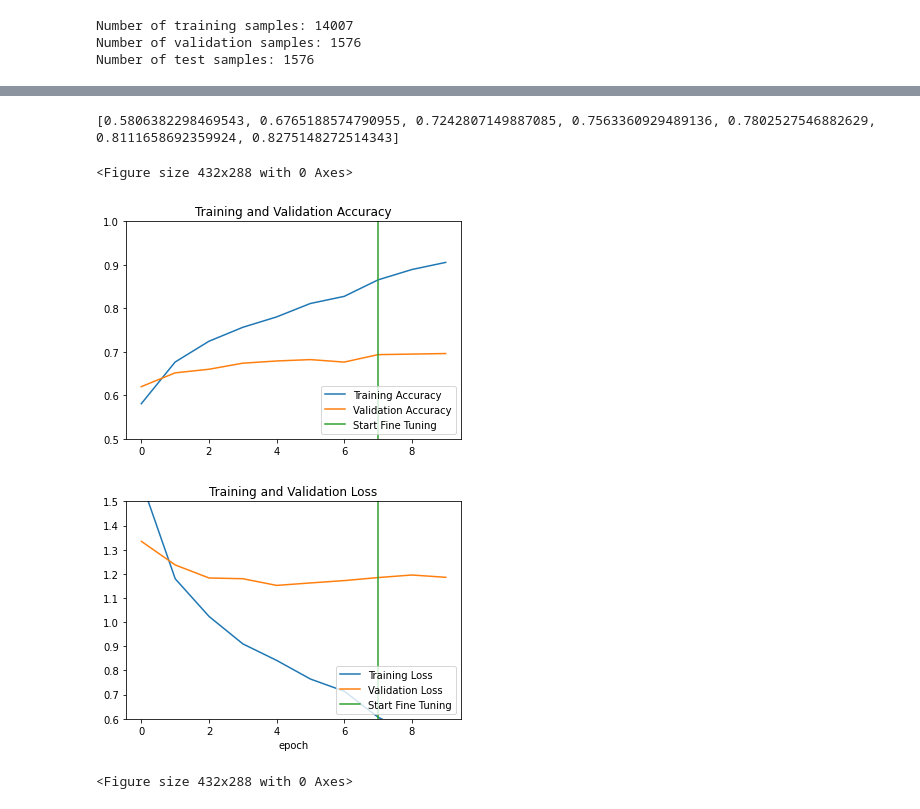
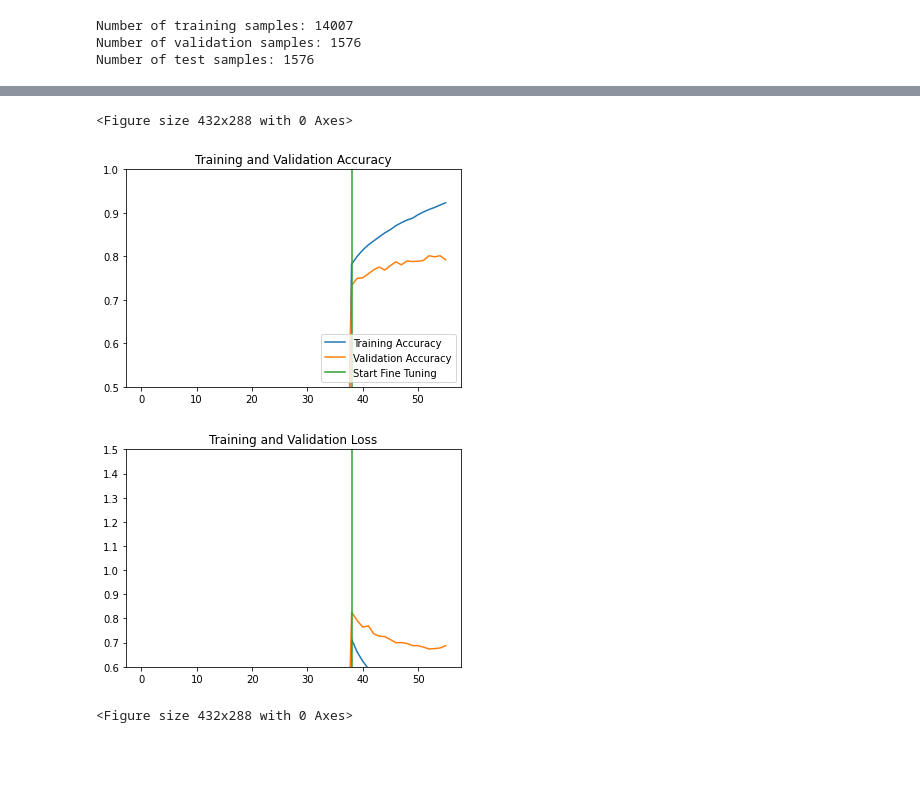
Before and after one commit to ems236/ECSE484DeepWeedTransfer, a Jupyter notebook: transfer-fine-tuning.ipynb, the cells around one changed output, grey strips where cells are left out. Drawn from its saved outputs; the diff is of its cells as text; code cells hidden in the pictures; blank space fills up the shorter version.

```diff
--- a/transfer-fine-tuning.ipynb
+++ b/transfer-fine-tuning.ipynb
@@ -221,16 +257,21 @@ None
 # %%
 #want the model to start fine tuning from here every time
 #model.load_weights("classifier_head_weights.tf")
+es2 = keras.callbacks.EarlyStopping(monitor='val_loss', mode='min', patience=3)
+mc2 = keras.callbacks.ModelCheckpoint('best_val_acc_vgg_fine.h5', monitor='val_sparse_categorical_accuracy', mode='max', save_best_only=True)
 
-original_epochs = 7
-fine_tuning_epochs = 3
+
+
+original_epochs = 38
+fine_tuning_epochs = 40
 
 #print(model.summary())
-history_fine = model.fit(train_data.batch(251)
+history_fine = model.fit(train_data.batch(70)
 , epochs = original_epochs + fine_tuning_epochs + 1
-, validation_data=validation_data.batch(250)
-, validation_steps=7
-, steps_per_epoch=56
+, validation_data=validation_data.batch(70)
+, validation_steps=23
+, steps_per_epoch=201
 , initial_epoch=original_epochs + 1
+, callbacks = [es2, mc2]
 )
 # %% [output]
@@ -245,37 +305,41 @@ print(accuracy)
 # %%
 %matplotlib inline
 #print(history.history)
 
-fine_acc= acc[:original_epochs] + history_fine.history['accuracy']
-fine_val_acc = val_acc[:original_epochs] + history_fine.history['val_accuracy']
-fine_loss = loss[:original_epochs] + history_fine.history['loss']
-fine_val_loss= val_loss[:original_epochs] + history_fine.history['val_loss']
+#fine_acc= acc[:original_epochs] + history_fine.history['sparse_categorical_accuracy']
+#fine_val_acc = val_acc[:original_epochs] + history_fine.history['val_sparse_categorical_accuracy']
+#fine_loss = loss[:original_epochs] + history_fine.history['loss']
+#fine_val_loss= val_loss[:original_epochs] + history_fine.history['val_loss']
 
-epochs=range(len(acc)) # Get number of epochs
-print(acc)
+fine_acc= [0] * 38 + history_fine.history['sparse_categorical_accuracy']
+fine_val_acc = [0] * 38 + history_fine.history['val_sparse_categorical_accuracy']
+fine_loss = [0] * 38 +  history_fine.history['loss']
+fine_val_loss= [0] * 38 +  history_fine.history['val_loss']
+
+
+epochs=range(len(fine_acc)) # Get number of epochs
+#print(acc)
 
 plt.plot(fine_acc, label='Training Accuracy')
 plt.plot(fine_val_acc, label='Validation Accuracy')
 plt.ylim([0.5, 1])
 plt.plot([original_epochs,original_epochs],
           plt.ylim(), label='Start Fine Tuning')
 plt.legend(loc='lower right')
 plt.title('Training and Validation Accuracy')
 plt.figure()
 
 
 plt.plot(fine_loss, label='Training Loss')
 plt.plot(fine_val_loss, label='Validation Loss')
 plt.ylim([0.6, 1.5])
 plt.plot([original_epochs,original_epochs],
          plt.ylim(), label='Start Fine Tuning')
-plt.legend(loc='lower right')
+#plt.legend(loc='lower right')
 plt.title('Training and Validation Loss')
-plt.xlabel('epoch')
 plt.figure()
 # %% [output]
-[0.5806382298469543, 0.6765188574790955, 0.7242807149887085, 0.7563360929489136, 0.7802527546882629, 0.8111658692359924, 0.8275148272514343]
+<Figure size 432x288 with 0 Axes>
-<Figure size 432x288 with 0 Axes>
-[figure, old version]
+[figure, new version]
-[figure, old version]
+[figure, new version]
-<Figure size 432x288 with 0 Axes>
+<Figure size 432x288 with 0 Axes>
```
Also changed, not shown: parts of 8 cells of this notebook, 2 other files.
